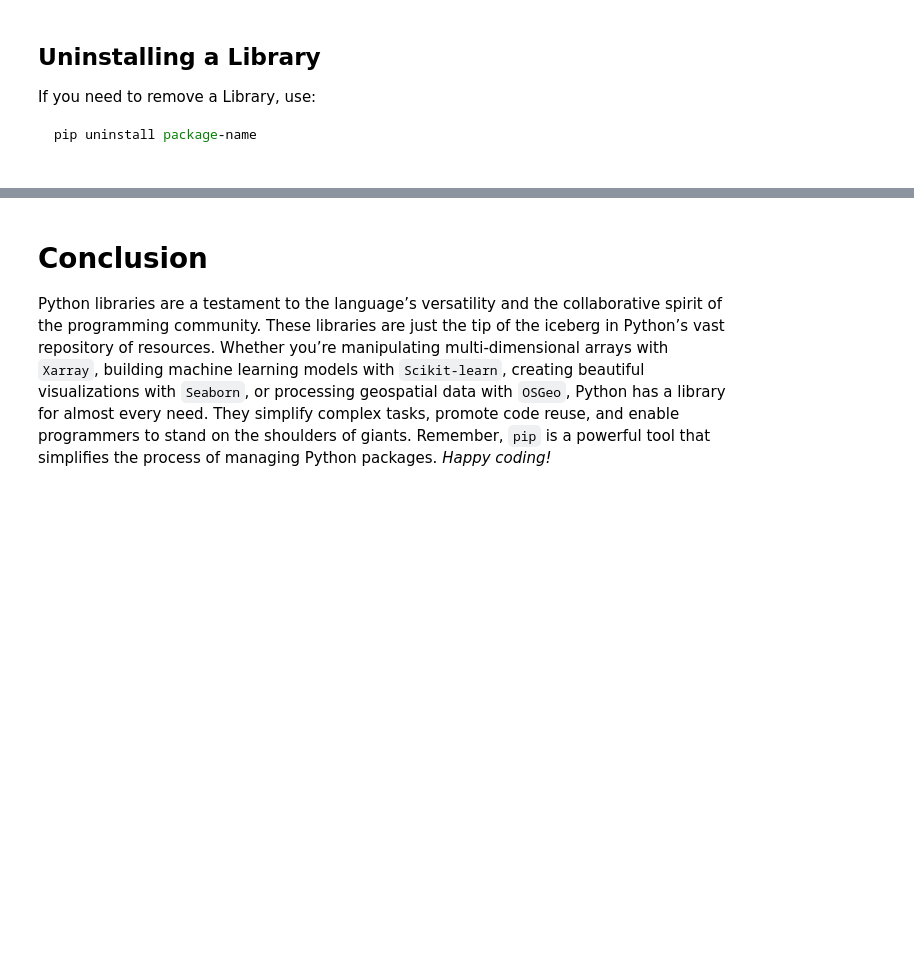
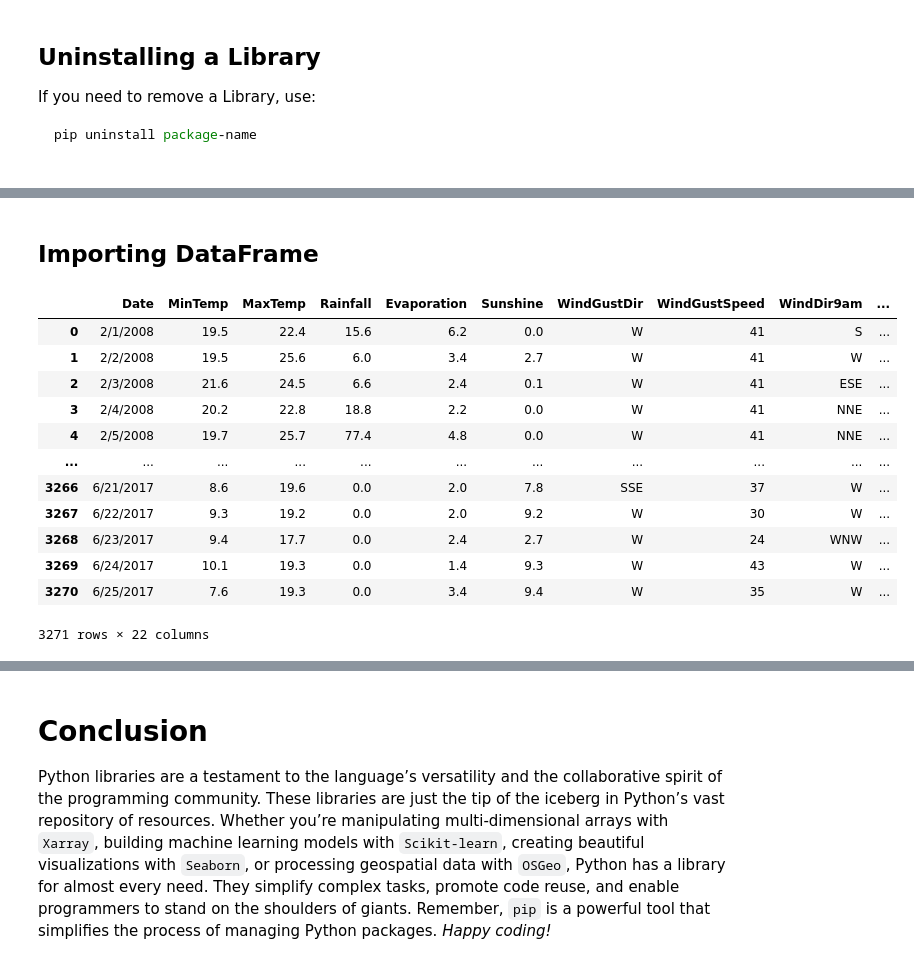
Before and after one commit to aradfarahani/KhUAdvanceGeoML, a Jupyter notebook: W2.ipynb, the cells around one changed output, grey strips where cells are left out. Cells and saved outputs as stored; diff of their text form; code cells hidden in the pictures; blank space fills up the shorter version.

```diff
--- a/W2.ipynb
+++ b/W2.ipynb
@@ -86,0 +102,2 @@ pip uninstall xarray
+# %% [markdown]
+## Importing DataFrame
@@ -86,0 +106,18 @@ pip uninstall xarray
+# %%
+df= pd.read_csv('Weather_Data.csv')
+# %%
+df
+# %% [output]
+|  | Date | MinTemp | MaxTemp | Rainfall | Evaporation | Sunshine | WindGustDir | WindGustSpeed | WindDir9am | ... |
+| 0 | 2/1/2008 | 19.5 | 22.4 | 15.6 | 6.2 | 0.0 | W | 41 | S | ... |
+| 1 | 2/2/2008 | 19.5 | 25.6 | 6.0 | 3.4 | 2.7 | W | 41 | W | ... |
+| 2 | 2/3/2008 | 21.6 | 24.5 | 6.6 | 2.4 | 0.1 | W | 41 | ESE | ... |
+| 3 | 2/4/2008 | 20.2 | 22.8 | 18.8 | 2.2 | 0.0 | W | 41 | NNE | ... |
+| 4 | 2/5/2008 | 19.7 | 25.7 | 77.4 | 4.8 | 0.0 | W | 41 | NNE | ... |
+| ... | ... | ... | ... | ... | ... | ... | ... | ... | ... | ... |
+| 3266 | 6/21/2017 | 8.6 | 19.6 | 0.0 | 2.0 | 7.8 | SSE | 37 | W | ... |
+| 3267 | 6/22/2017 | 9.3 | 19.2 | 0.0 | 2.0 | 9.2 | W | 30 | W | ... |
+| 3268 | 6/23/2017 | 9.4 | 17.7 | 0.0 | 2.4 | 2.7 | W | 24 | WNW | ... |
+| 3269 | 6/24/2017 | 10.1 | 19.3 | 0.0 | 1.4 | 9.3 | W | 43 | W | ... |
+| 3270 | 6/25/2017 | 7.6 | 19.3 | 0.0 | 3.4 | 9.4 | W | 35 | W | ... |
+3271 rows × 22 columns
```
Also changed, not shown: parts of 30 cells of this notebook, 3 other files.
